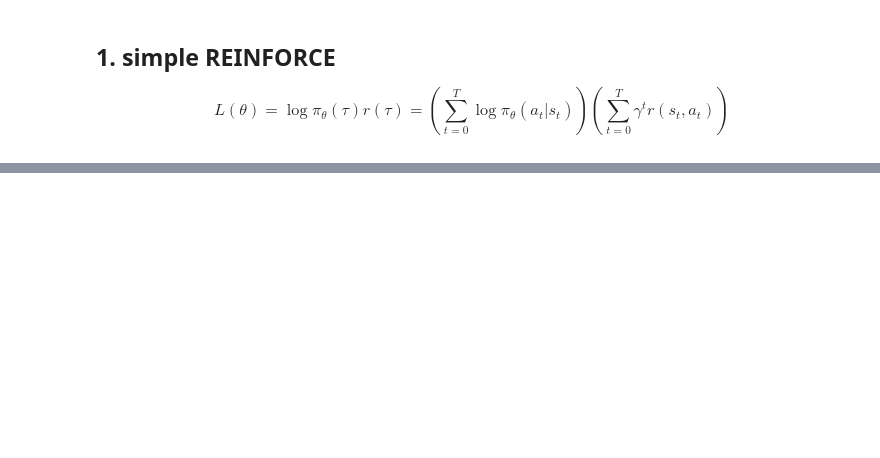
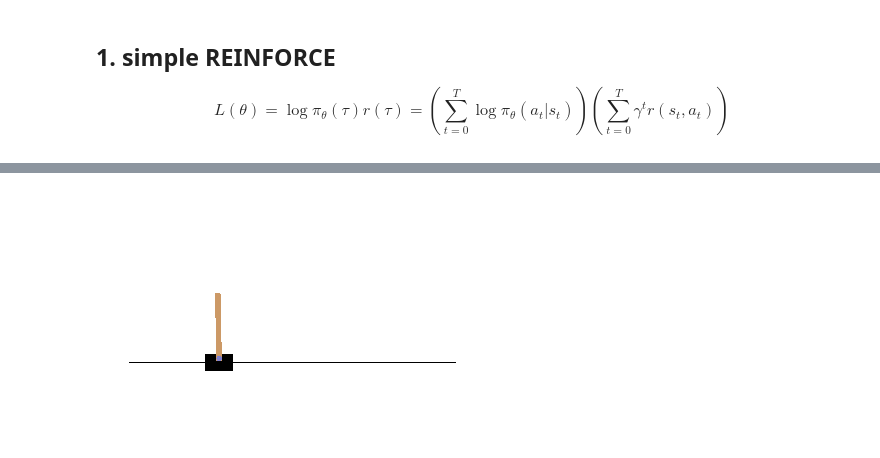
Before and after one commit to yierw/Deep-Reinforcement-Learning-pytorch, a Jupyter notebook: REINFORCE/noise_reduction_1.ipynb, the cells around one changed output, grey strips where cells are left out. Cells and saved outputs as stored; diff of their text form; code cells hidden in the pictures; blank space fills up the shorter version.

```diff
--- a/REINFORCE/noise_reduction_1.ipynb
+++ b/REINFORCE/noise_reduction_1.ipynb
@@ -290,0 +288,18 @@ Episode 1000     average score 198.24
+# %%
+policy.eval()
+
+img = plt.imshow(env.render(mode='rgb_array'))
+state = env.reset()
+for t in range(1000):
+    state = state[np.newaxis,:] # add batch dim
+    action, _= act(policy, state)
+    action = action.item()
+    img.set_data(env.render(mode='rgb_array'))
+    plt.axis('off')
+    display.display(plt.gcf())
+    display.clear_output(wait=True)
+    state, reward, done, _ = env.step(action)
+    if done:
+        break
+# %% [output]
+[figure, added]
```
Also changed, not shown: parts of 12 cells of this notebook, 10 other files.
